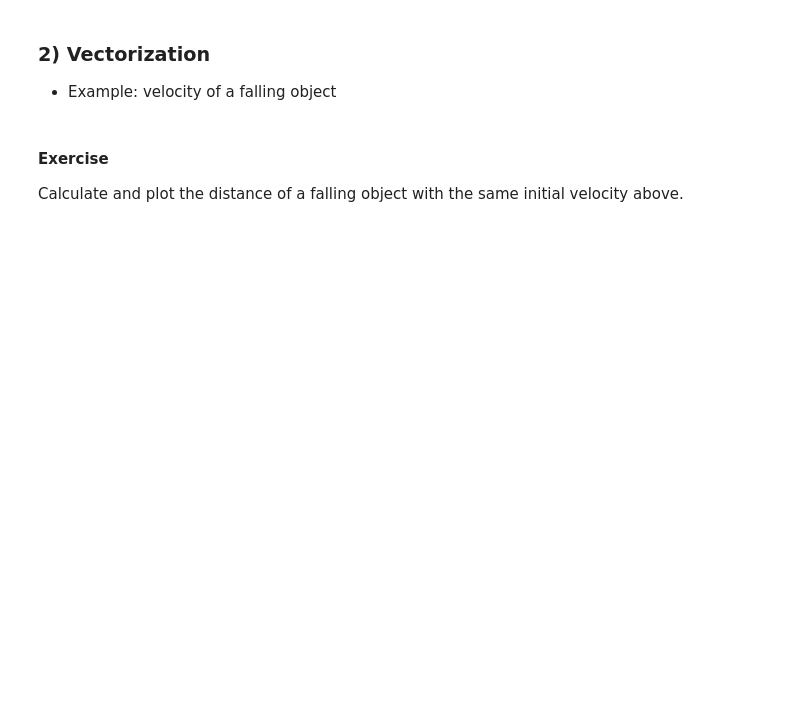
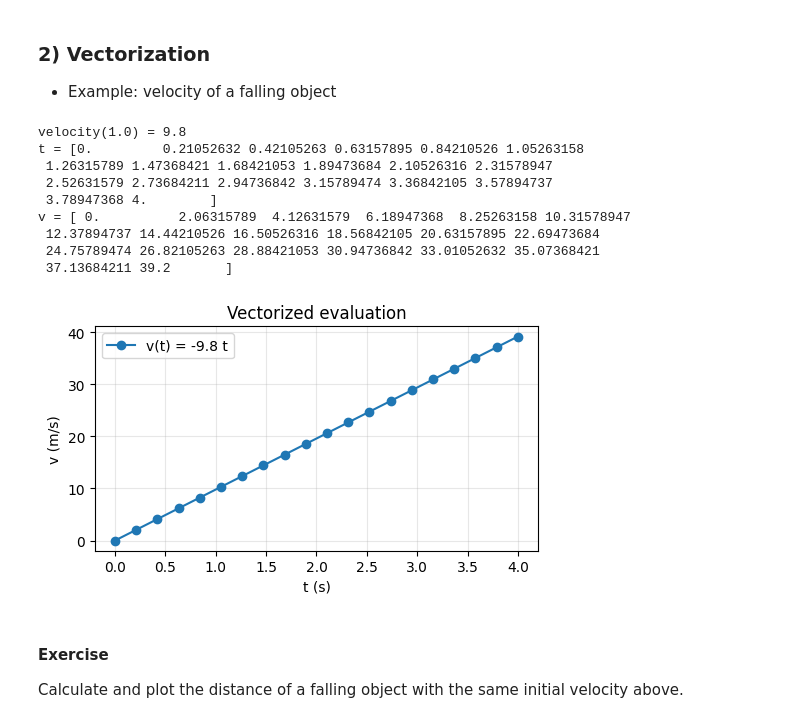
Before and after one commit to sshashkina/Engineering-Methods, a Jupyter notebook: Leacture 7_NumPy_Exercise.ipynb, the cells around one changed output. Drawn from its saved outputs; the diff is of its cells as text; code cells hidden in the pictures; blank space fills up the shorter version.

```diff
--- a/Leacture 7_NumPy_Exercise.ipynb
+++ b/Leacture 7_NumPy_Exercise.ipynb
@@ -37,27 +56,39 @@ print('eye:\n',   I)
 ### 2) Vectorization
 - Example: velocity of a falling object
 # %%
-import numpy as np, matplotlib.pyplot as plt
+import numpy as np, matplotlib.pyplot as plt #importing numpy and plots
 
-def velocity(t):
-    g = 9.8  # m/s^2
+def velocity(t): #defining a variable and its parameter/function and its variable
+    g = 9.8  # m/s^2 #variable defined
     v0 = 0.0
     return g * t + v0
 
 # Scalar works
 print('velocity(1.0) =', velocity(1.0))
 
 # Vectorized with NumPy
-t = np.array([0,1,2,3,4], dtype=int) # Vactorize t in an array
+#t = np.array([0,1,2,3,4], dtype=int) # Vactorize t in an array
+t=np.linspace(0,4,20) #using linspace
 v = velocity(t)
 print('t =', t)
 print('v =', v)
 
 plt.figure(figsize=(5.2,3.2))
 plt.plot(t, v, 'o-', label='v(t) = -9.8 t')
 # plt.xlim(0, 4)
 plt.xlabel('t (s)'); plt.ylabel('v (m/s)'); plt.title('Vectorized evaluation')
 plt.grid(True, alpha=0.3); plt.legend(); plt.tight_layout(); plt.show()
+# %% [output]
+velocity(1.0) = 9.8
+t = [0.         0.21052632 0.42105263 0.63157895 0.84210526 1.05263158
+ 1.26315789 1.47368421 1.68421053 1.89473684 2.10526316 2.31578947
+ 2.52631579 2.73684211 2.94736842 3.15789474 3.36842105 3.57894737
+ 3.78947368 4.        ]
+v = [ 0.          2.06315789  4.12631579  6.18947368  8.25263158 10.31578947
+ 12.37894737 14.44210526 16.50526316 18.56842105 20.63157895 22.69473684
+ 24.75789474 26.82105263 28.88421053 30.94736842 33.01052632 35.07368421
+ 37.13684211 39.2       ]
+[figure, added]
 # %% [markdown]
 #### Exercise
 Calculate and plot the distance of a falling object with the same initial velocity above.
```
Also changed, not shown: parts of 10 cells of this notebook.
